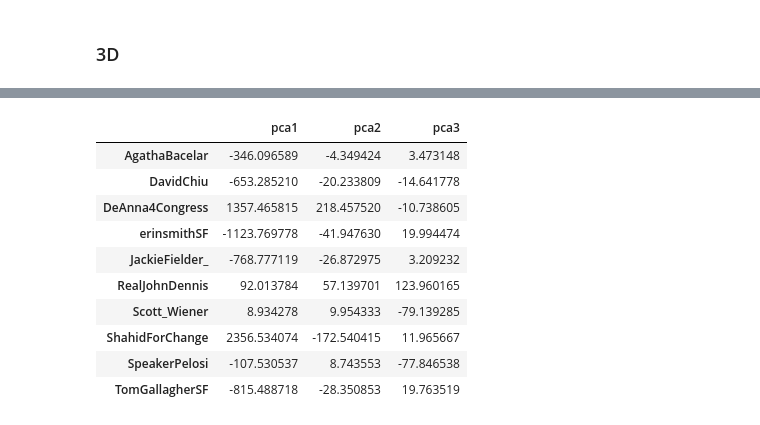
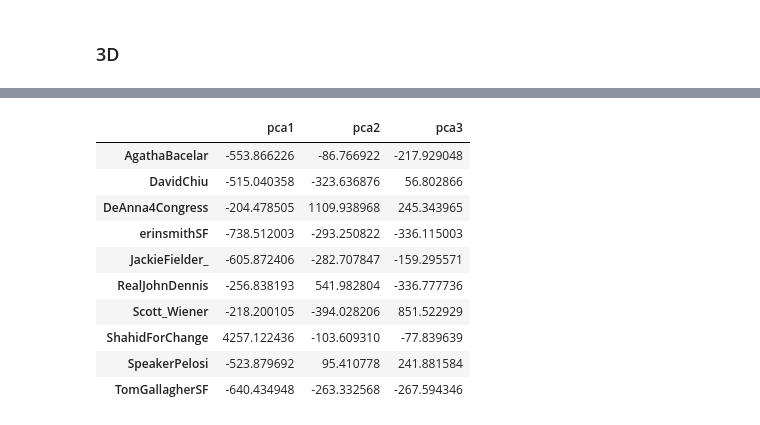
Before and after one commit to samirthanedar/Recommending-Local-Politicians, a Jupyter notebook: project_5_politician_groups-w_sentiment_analysis.ipynb, the cells around one changed output, grey strips where cells are left out. Cells and saved outputs as stored; diff of their text form; code cells hidden in the pictures.

```diff
--- a/project_5_politician_groups-w_sentiment_analysis.ipynb
+++ b/project_5_politician_groups-w_sentiment_analysis.ipynb
@@ -181,11 +184,11 @@ def create_sentiment_vectors(list_of_tweets,handle,word=None):
 
     return final
 # %%
-def get_politician_vectors(twitter_handle,top_words=False,top_words_amount=50,neu=False,neg=False,pos=False,compound=False):
+def get_politician_vectors(twitter_handle,top_words=True,top_words_amount=200):
     """
     Purpose: Take politician tweets from last year and turn it vector of words
     Arguments: Twitter handle in string
-    Returns: Dataframe with vector
+    Returns: Dataframe with vector and number of tweets
     """
 
     #adding custom stop words for this use case
@@ -202,15 +205,12 @@ def get_politician_vectors(twitter_handle,top_words=False,top_words_amount=50,ne
     result = text_clean(df)
     number_of_tweets = len(result)
 
-    #this is commented out because no
-    #sentiment = create_sentiment_vectors(result,twitter_handle)
-
     #create the document-term matrix
     tfidf = TfidfVectorizer(stop_words=custom_stop_words,ngram_range=(1,3), min_df = 5, max_df=.9, binary=True)
     doc_word = tfidf.fit_transform(result)
     doc_word_df = pd.DataFrame(doc_word.toarray(),index=df.text.drop_duplicates(),columns=tfidf.get_feature_names())
 
-    #sum up all columns
+    #sum up all columns to get a politican-term vector
     data = np.zeros((1,len(doc_word_df.columns)))
     for i,column in enumerate(doc_word_df.columns):
         data[0,i] = doc_word_df[column].sum()
@@ -218,7 +218,7 @@ def get_politician_vectors(twitter_handle,top_words=False,top_words_amount=50,ne
     #put the sums into a new dataframe
     final = pd.DataFrame(data,index=[twitter_handle], columns=doc_word_df.columns)
 
-    #get sentiment for top words
+    #get sentiment for top words and add them to the dataframe
     if top_words == True:
         top_words = list(final.T.sort_values(by=twitter_handle,ascending=False).index[0:top_words_amount])
         for word in top_words:
@@ -231,13 +231,13 @@ def get_politician_vectors(twitter_handle,top_words=False,top_words_amount=50,ne
 
     return final,number_of_tweets
 # %%
-#using the above funciton in some code to organize all poltician vectors into one dataframe
+#using the above function in a for loop to organize all poltician vectors into one dataframe
 
 twitter_handles = ['AgathaBacelar', 'DavidChiu', 'DeAnna4Congress', 'erinsmithSF', 'JackieFielder_',
                   'RealJohnDennis', 'Scott_Wiener', 'ShahidForChange', 'SpeakerPelosi', 'TomGallagherSF']
 
 for i,handle in enumerate(twitter_handles):
-    df = get_politician_vectors(handle,top_words=True,top_words_amount=200)
+    df,num_tweets = get_politician_vectors(handle,top_words=True,top_words_amount=200)
     if i > 0:
         big_df = pd.concat([big_df, df], axis=0)
     else:
@@ -251,4 +271,4 @@ TypeError: cannot concatenate object of type '<class 'tuple'>'; only Series and
 # %% [markdown]
 # Visualizing the Vectors
 # %%
-tryit = big_df.fillna(0)
+big_df = big_df.fillna(0)
@@ -317,7 +321,7 @@ More notes:
 # %% [markdown]
 ### 3D
 # %%
-reduced_data_3d = PCA(n_components=3).fit_transform(tryit)
+reduced_data_3d = PCA(n_components=3).fit_transform(big_df)
 results_3d = pd.DataFrame(reduced_data_3d,columns=['pca1','pca2', 'pca3'])
 # %%
 fig = plt.figure(figsize=(12,8))
@@ -353,14 +357,14 @@ plt.show()
 # %%
-results_3d.set_index(tryit.index)
+results_3d.set_index(big_df.index)
 # %% [output]
 |  | pca1 | pca2 | pca3 |
-| AgathaBacelar | -346.096589 | -4.349424 | 3.473148 |
-| DavidChiu | -653.285210 | -20.233809 | -14.641778 |
-| DeAnna4Congress | 1357.465815 | 218.457520 | -10.738605 |
-| erinsmithSF | -1123.769778 | -41.947630 | 19.994474 |
-| JackieFielder_ | -768.777119 | -26.872975 | 3.209232 |
-| RealJohnDennis | 92.013784 | 57.139701 | 123.960165 |
-| Scott_Wiener | 8.934278 | 9.954333 | -79.139285 |
-| ShahidForChange | 2356.534074 | -172.540415 | 11.965667 |
-| SpeakerPelosi | -107.530537 | 8.743553 | -77.846538 |
-| TomGallagherSF | -815.488718 | -28.350853 | 19.763519 |
+| AgathaBacelar | -553.866226 | -86.766922 | -217.929048 |
+| DavidChiu | -515.040358 | -323.636876 | 56.802866 |
+| DeAnna4Congress | -204.478505 | 1109.938968 | 245.343965 |
+| erinsmithSF | -738.512003 | -293.250822 | -336.115003 |
+| JackieFielder_ | -605.872406 | -282.707847 | -159.295571 |
+| RealJohnDennis | -256.838193 | 541.982804 | -336.777736 |
+| Scott_Wiener | -218.200105 | -394.028206 | 851.522929 |
+| ShahidForChange | 4257.122436 | -103.609310 | -77.839639 |
+| SpeakerPelosi | -523.879692 | 95.410778 | 241.881584 |
+| TomGallagherSF | -640.434948 | -263.332568 | -267.594346 |
```
Also changed, not shown: parts of 27 cells of this notebook, 2 other files.
